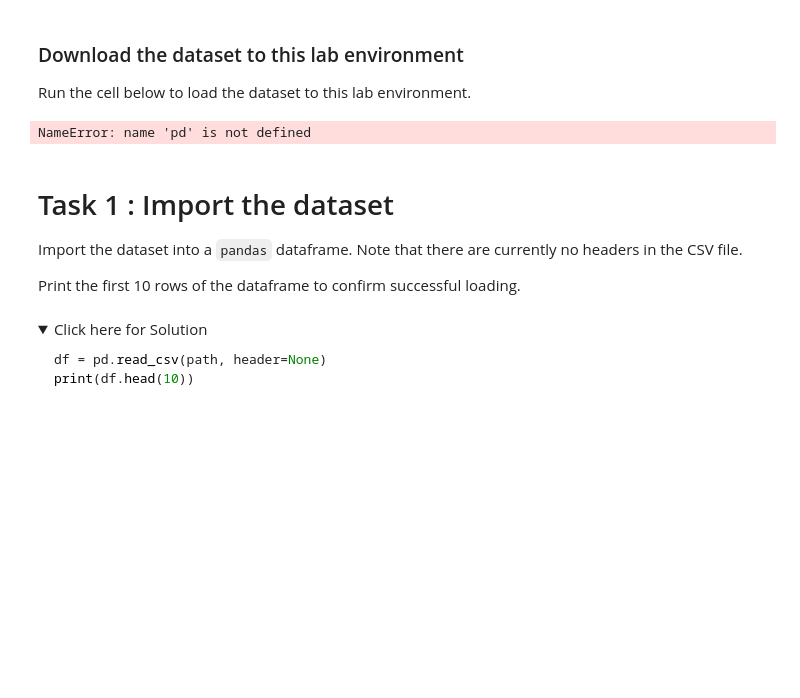
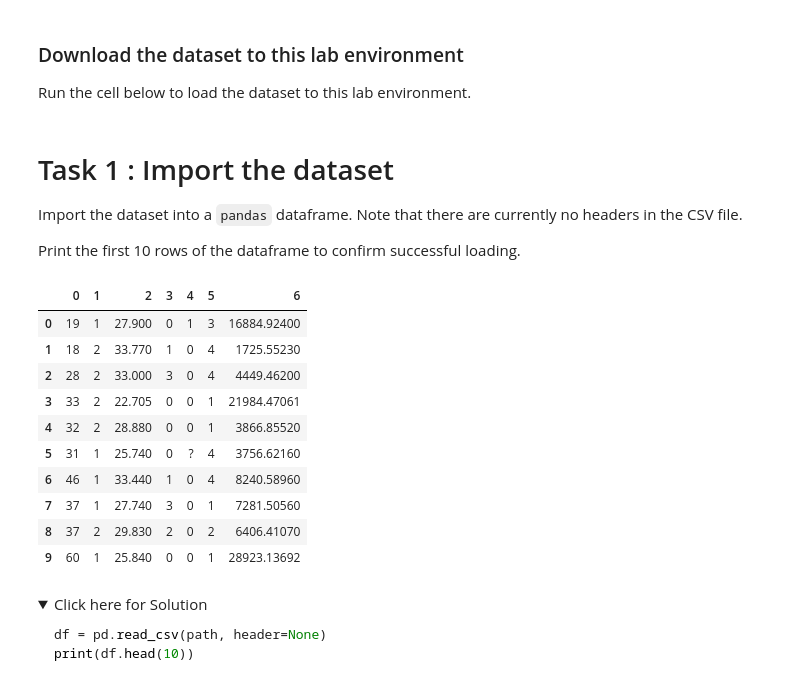
Before and after one commit to cronecoding/ibm_data_science, a Jupyter notebook: practice_project-mod5.ipynb, the cells around one changed output. Drawn from its saved outputs; the diff is of its cells as text; code cells hidden in the pictures; folded sections open; blank space fills up the shorter version.

```diff
--- a/practice_project-mod5.ipynb
+++ b/practice_project-mod5.ipynb
@@ -79,15 +79,28 @@ from sklearn.model_selection import cross_val_score, train_test_split
 Run the cell below to load the dataset to this lab environment.
 # %%
 path = 'https://cf-courses-data.s3.us.cloud-object-storage.appdomain.cloud/IBMDeveloperSkillsNetwork-DA0101EN-Coursera/medical_insurance_dataset.csv'
-df=pd.read_csv(path)
+df=pd.read_csv(path, header=None)
-# %% [output]
-NameError: name 'pd' is not defined
 # %% [markdown]
 # Task 1 : Import the dataset
 
 Import the dataset into a `pandas` dataframe. Note that there are currently no headers in the CSV file.
 
 Print the first 10 rows of the dataframe to confirm successful loading.
+# %%
+
+df.head(10)
+# %% [output]
+|  | 0 | 1 | 2 | 3 | 4 | 5 | 6 |
+| 0 | 19 | 1 | 27.900 | 0 | 1 | 3 | 16884.92400 |
+| 1 | 18 | 2 | 33.770 | 1 | 0 | 4 | 1725.55230 |
+| 2 | 28 | 2 | 33.000 | 3 | 0 | 4 | 4449.46200 |
+| 3 | 33 | 2 | 22.705 | 0 | 0 | 1 | 21984.47061 |
+| 4 | 32 | 2 | 28.880 | 0 | 0 | 1 | 3866.85520 |
+| 5 | 31 | 1 | 25.740 | 0 | ? | 4 | 3756.62160 |
+| 6 | 46 | 1 | 33.440 | 1 | 0 | 4 | 8240.58960 |
+| 7 | 37 | 1 | 27.740 | 3 | 0 | 1 | 7281.50560 |
+| 8 | 37 | 2 | 29.830 | 2 | 0 | 2 | 6406.41070 |
+| 9 | 60 | 1 | 25.840 | 0 | 0 | 1 | 28923.13692 |
 # %% [markdown]
 <details>
     <summary>Click here for Solution</summary>
```
Also changed, not shown: parts of 12 cells of this notebook.
